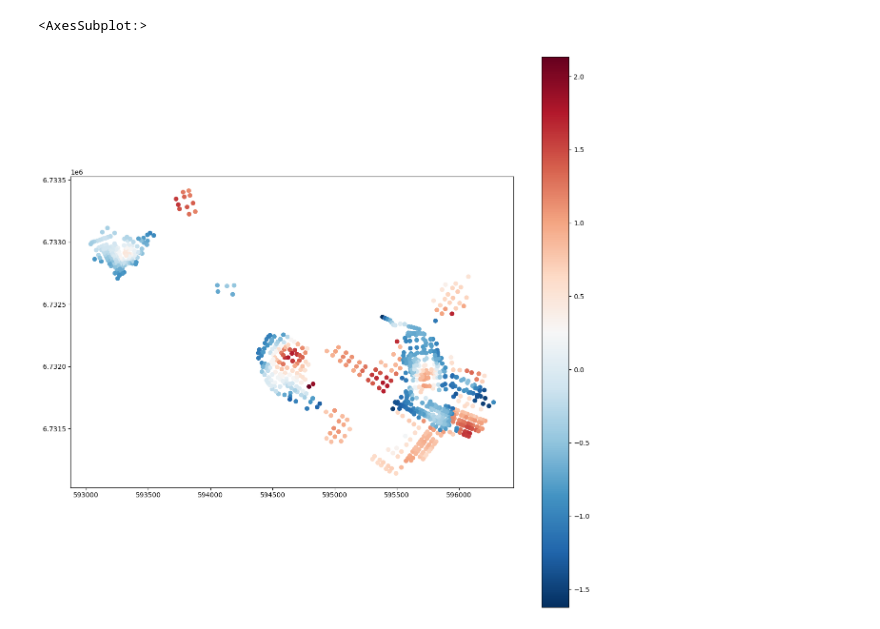
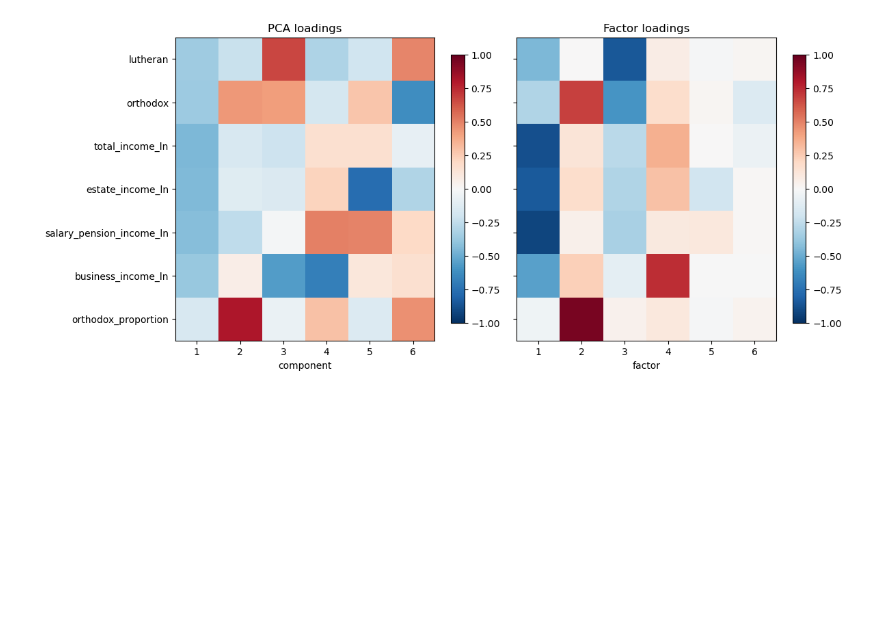
Before and after one commit to AnttiHaerkoenen/socio-ethnic_segregation, a Jupyter notebook: notebooks/pca.ipynb, the cells around one changed output. Drawn from its saved outputs; the diff is of its cells as text; code cells hidden in the pictures; blank space fills up the shorter version.

```diff
--- a/notebooks/pca.ipynb
+++ b/notebooks/pca.ipynb
@@ -112,12 +80,26 @@ transformed.plot(
-# %%
-transformed.plot(
-    column=3,
-    cmap='RdBu_r',
-    figsize=(15, 15),
-    legend=True,
-    # vmin=-3,
-    # vmax=3,
-)
-# %% [output]
-<AxesSubplot:>
-[figure, removed]
+# %%
+fig, (ax1, ax2) = plt.subplots(1, 2, figsize=(12, 6), sharey=True)
+
+im_1 = ax1.imshow(pca_components, cmap='RdBu_r', vmin=-1, vmax=1)
+ax1.set_title('PCA loadings')
+ax1.set_xlabel('component')
+ax1.set_yticks(list(range(len(variables))))
+ax1.set_yticklabels(variables)
+ax1.set_xticks(list(range(N_COMPONENTS)))
+ax1.set_xticklabels(list(range(1, N_COMPONENTS + 1)))
+
+im_2 = ax2.imshow(factor_components, cmap='RdBu_r', vmin=-1, vmax=1)
+ax2.set_title('Factor loadings')
+ax2.set_xlabel('factor')
+ax2.set_yticks(list(range(len(variables))))
+ax2.set_yticklabels(variables)
+ax2.set_xticks(list(range(N_COMPONENTS)))
+ax2.set_xticklabels(list(range(1, N_COMPONENTS + 1)))
+
+fig.colorbar(im_1, ax=ax1, shrink=0.7)
+fig.colorbar(im_2, ax=ax2, shrink=0.7)
+fig.tight_layout()
+
+plt.show()
+# %% [output]
+[figure, added]
```
Also changed, not shown: parts of 11 cells of this notebook, 3 other files.
